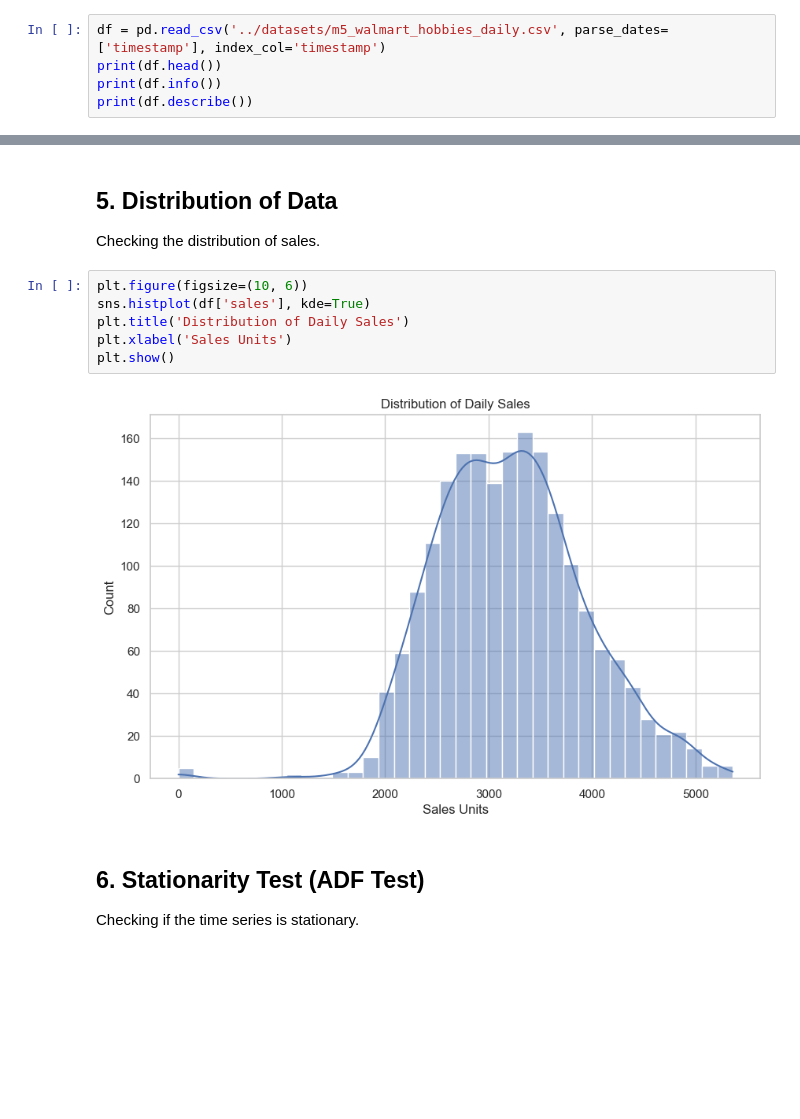
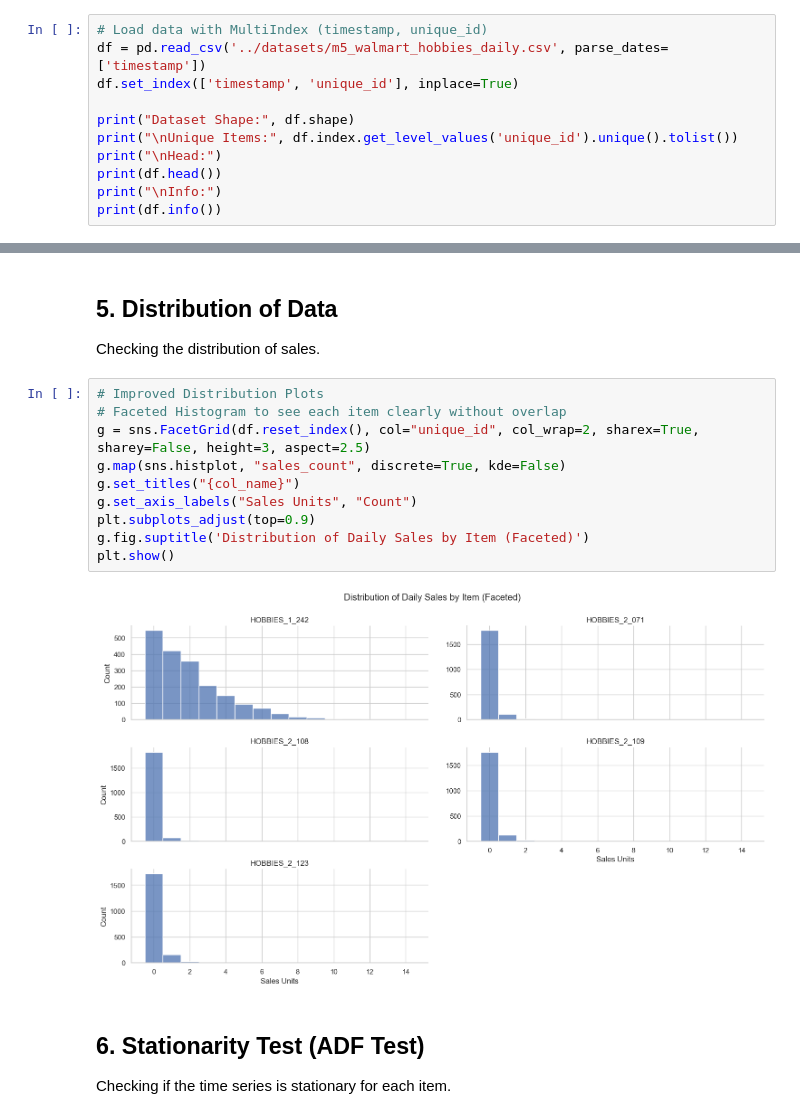
Before and after one commit to ContiHan/Statistika, a Jupyter notebook: exploration_data_analyses/04_eda_m5_walmart_daily.ipynb, the cells around one changed output, grey strips where cells are left out. Drawn from its saved outputs; the diff is of its cells as text; blank space fills up the shorter version.

```diff
--- a/exploration_data_analyses/04_eda_m5_walmart_daily.ipynb
+++ b/exploration_data_analyses/04_eda_m5_walmart_daily.ipynb
@@ -13,8 +13,14 @@ plt.rcParams["figure.figsize"] = (12, 6)
 ## 1. Load Data
 Loading the preprocessed dataset.
 # %%
-df = pd.read_csv('../datasets/m5_walmart_hobbies_daily.csv', parse_dates=['timestamp'], index_col='timestamp')
+# Load data with MultiIndex (timestamp, unique_id)
+df = pd.read_csv('../datasets/m5_walmart_hobbies_daily.csv', parse_dates=['timestamp'])
+df.set_index(['timestamp', 'unique_id'], inplace=True)
+
+print("Dataset Shape:", df.shape)
+print("\nUnique Items:", df.index.get_level_values('unique_id').unique().tolist())
+print("\nHead:")
 print(df.head())
+print("\nInfo:")
 print(df.info())
-print(df.describe())
 # %% [output]
@@ -77,14 +155,18 @@ plt.show()
 ## 5. Distribution of Data
 Checking the distribution of sales.
 # %%
-plt.figure(figsize=(10, 6))
-sns.histplot(df['sales'], kde=True)
-plt.title('Distribution of Daily Sales')
-plt.xlabel('Sales Units')
+# Improved Distribution Plots
+# Faceted Histogram to see each item clearly without overlap
+g = sns.FacetGrid(df.reset_index(), col="unique_id", col_wrap=2, sharex=True, sharey=False, height=3, aspect=2.5)
+g.map(sns.histplot, "sales_count", discrete=True, kde=False)
+g.set_titles("{col_name}")
+g.set_axis_labels("Sales Units", "Count")
+plt.subplots_adjust(top=0.9)
+g.fig.suptitle('Distribution of Daily Sales by Item (Faceted)')
 plt.show()
 # %% [output]
-[figure, old version]
+[figure, new version]
 # %% [markdown]
 ## 6. Stationarity Test (ADF Test)
-Checking if the time series is stationary.
+Checking if the time series is stationary for each item.
 # %%
```
Also changed, not shown: parts of 9 cells of this notebook.
